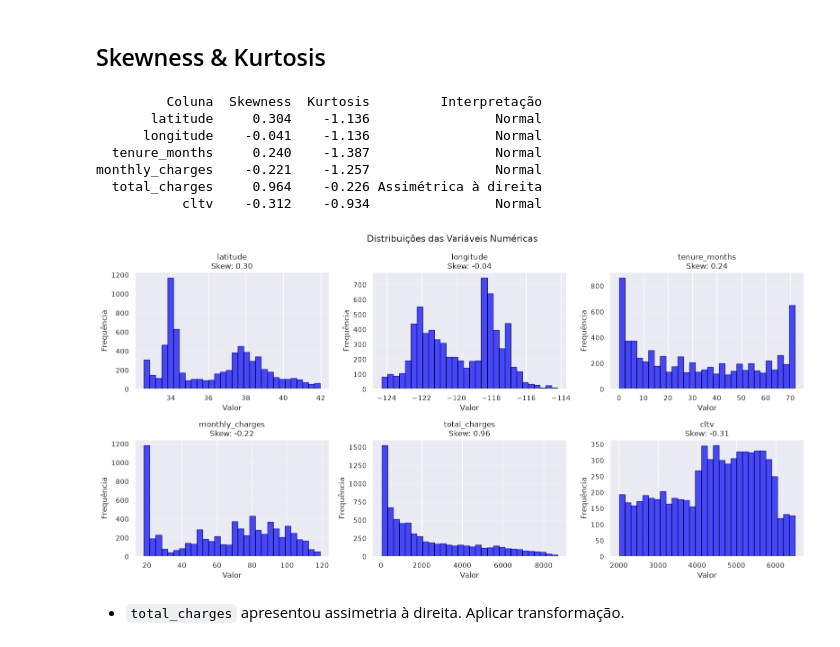
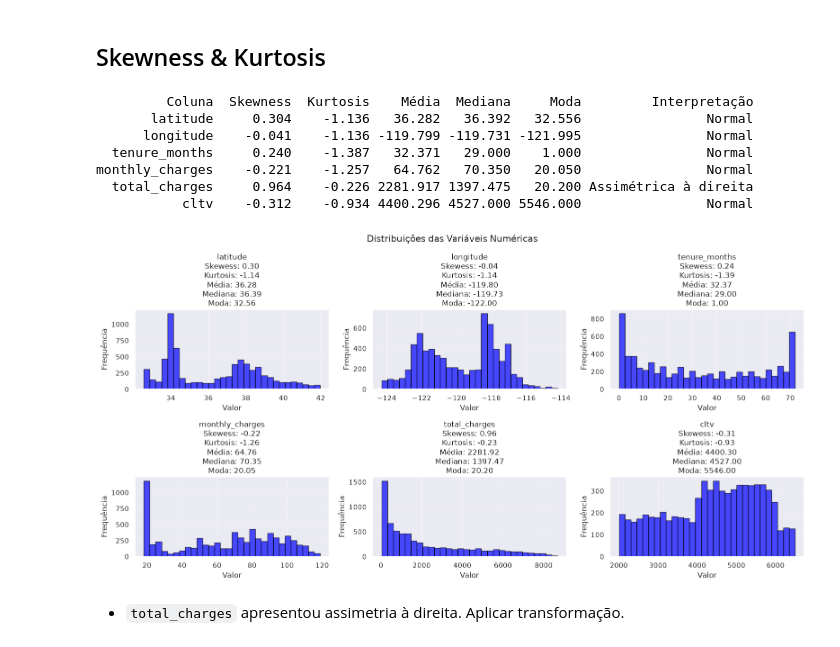
Before and after one commit to gabrielrabat/churn-engineering, a Jupyter notebook: notebooks/eda_customer_churn.ipynb, the cells around one changed output. Saved outputs shown, nothing was run; the diff lists cells and outputs as text; code cells hidden in the pictures.

````diff
--- a/notebooks/eda_customer_churn.ipynb
+++ b/notebooks/eda_customer_churn.ipynb
@@ -406,26 +335,24 @@ service_cols = ['phone_service', 'multiple_lines', 'internet_service', 'online_s
                 'online_backup', 'device_protection', 'tech_support', 'streaming_tv',
                 'streaming_movies', 'contract', 'paperless_billing', 'payment_method']
 
-nrows = 3
-ncols = 4
-
-fig, axes = plt.subplots(nrows, ncols, figsize=(12, 8))
-
+fig, axes = plt.subplots(nrows=3, ncols=4, figsize=(14, 9))
 axes = axes.ravel()
 
 for i, col in enumerate(service_cols):
-    counts = df[col].value_counts(dropna=False)
+    sns.countplot(
+        data=df,
+        x=col,
+        hue='churn_value',
+        ax=axes[i]
+    )
 
-    axes[i].pie(
-        counts.values,
-        labels=counts.index,
-        autopct='%1.1f%%',
-        startangle=90,
-        textprops={'fontsize': 8}
-    )
     axes[i].set_title(col, fontsize=10)
+    axes[i].set_xlabel('')
+    axes[i].set_ylabel('Quantidade')
+    axes[i].tick_params(axis='x', rotation=35, labelsize=8)
+    axes[i].legend(title='Churn', labels=['No', 'Yes'], fontsize=8)
 
-plt.suptitle('Proporções')
+plt.suptitle('Serviços vs. Churn', fontsize=14)
 plt.tight_layout()
 plt.show()
 # %% [output]
@@ -491,49 +440,58 @@ plt.show()
 # %% [markdown]
 ## Skewness & Kurtosis
 # %%
+moda_por_coluna = df[numeric_cols].mode(dropna=True).iloc[0]
+
 dist_df = pd.DataFrame({
     'Skewness': df[numeric_cols].skew(),
-    'Kurtosis': df[numeric_cols].kurt()
+    'Kurtosis': df[numeric_cols].kurt(),
+    'Média': df[numeric_cols].mean(),
+    'Mediana': df[numeric_cols].median(),
+    'Moda': moda_por_coluna
 }).round(3).reset_index().rename(columns={'index': 'Coluna'})
 
 condicoes = [
     dist_df['Skewness'].isna(),
     dist_df['Skewness'].abs() < 0.5,
     dist_df['Skewness'] > 0
 ]
 escolhas = ['N/A', 'Normal', 'Assimétrica à direita']
 dist_df['Interpretação'] = np.select(condicoes, escolhas, default='Assimétrica à esquerda')
 
 print(dist_df.to_string(index=False))
 
-
 fig, axes = plt.subplots(2, 3, figsize=(16, 8))
 axes = axes.ravel()
 
 for col, ax in zip(numeric_cols, axes):
     skew_val = dist_df.loc[dist_df['Coluna'] == col, 'Skewness'].values[0]
+    kurt_val = dist_df.loc[dist_df['Coluna'] == col, 'Kurtosis'].values[0]
+    mean_val = dist_df.loc[dist_df['Coluna'] == col, 'Média'].values[0]
+    median_val = dist_df.loc[dist_df['Coluna'] == col, 'Mediana'].values[0]
+    mode_val = dist_df.loc[dist_df['Coluna'] == col, 'Moda'].values[0]
 
     ax.hist(df[col].dropna(), bins=30, color='blue', edgecolor='black', alpha=0.7)
-    ax.set_title(f'{col}\nSkew: {skew_val:.2f}')
+    ax.set_title(
+        f'{col}\nSkewess: {skew_val:.2f}\nKurtosis: {kurt_val:.2f}\nMédia: {mean_val:.2f}\nMediana: {median_val:.2f}\nModa: {mode_val:.2f}')
     ax.set_xlabel('Valor')
     ax.set_ylabel('Frequência')
     ax.grid(axis='y', alpha=0.3)
 
 for ax in axes[len(numeric_cols):]:
     fig.delaxes(ax)
 
 plt.suptitle('Distribuições das Variáveis Numéricas')
 plt.tight_layout()
 plt.show()
 # %% [output]
-         Coluna  Skewness  Kurtosis         Interpretação
-       latitude     0.304    -1.136                Normal
-      longitude    -0.041    -1.136                Normal
-  tenure_months     0.240    -1.387                Normal
-monthly_charges    -0.221    -1.257                Normal
-  total_charges     0.964    -0.226 Assimétrica à direita
-           cltv    -0.312    -0.934                Normal
+         Coluna  Skewness  Kurtosis    Média  Mediana     Moda         Interpretação
+       latitude     0.304    -1.136   36.282   36.392   32.556                Normal
+      longitude    -0.041    -1.136 -119.799 -119.731 -121.995                Normal
+  tenure_months     0.240    -1.387   32.371   29.000    1.000                Normal
+monthly_charges    -0.221    -1.257   64.762   70.350   20.050                Normal
+  total_charges     0.964    -0.226 2281.917 1397.475   20.200 Assimétrica à direita
+           cltv    -0.312    -0.934 4400.296 4527.000 5546.000                Normal
-[figure, old version]
+[figure, new version]
 # %% [markdown]
 - ```total_charges``` apresentou assimetria à direita. Aplicar transformação.
 # %% [markdown]
````
Also changed, not shown: parts of 19 cells of this notebook.
